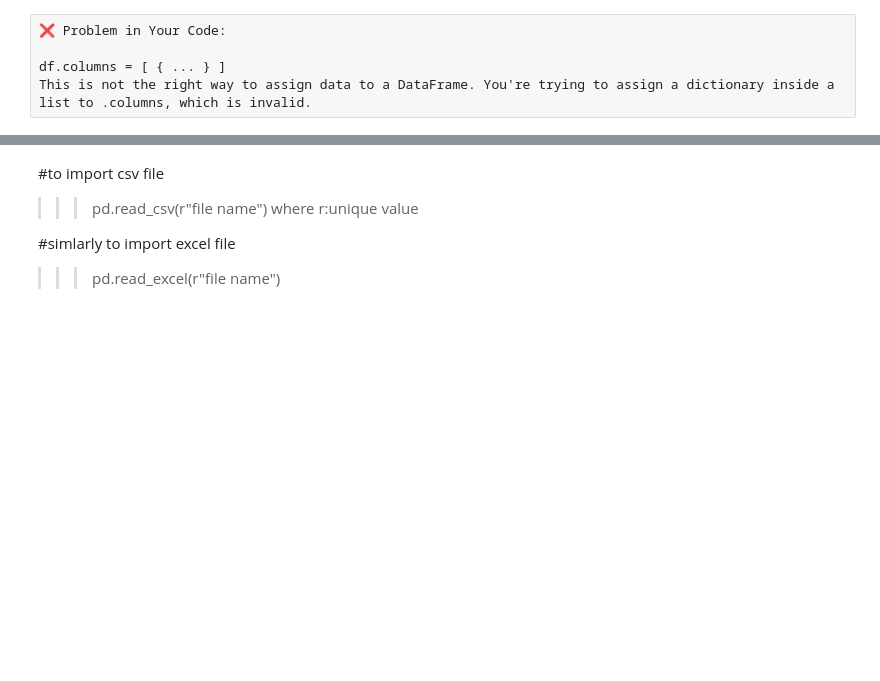
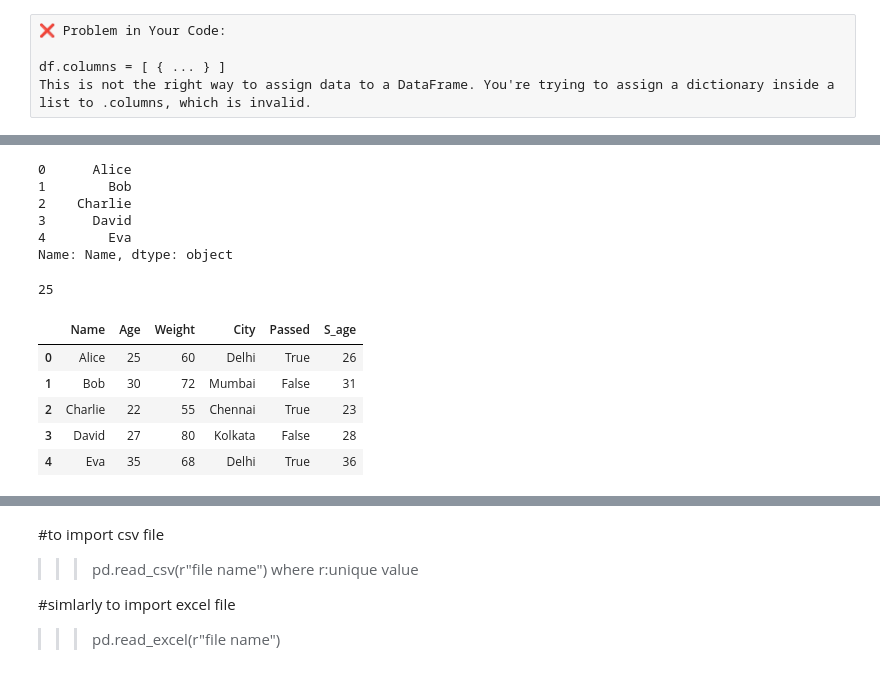
Before and after one commit to Gani757/pandas, a Jupyter notebook: pandas_task.ipynb, the cells around one changed output, grey strips where cells are left out. Cells and saved outputs as stored; diff of their text form; code cells hidden in the pictures; blank space fills up the shorter version.

```diff
--- a/pandas_task.ipynb
+++ b/pandas_task.ipynb
@@ -144,0 +453,22 @@ ValueError: Length mismatch: Expected axis has 0 elements, new values have 3 ele
+# %%
+df.iloc[:,0]    # First column
+# %% [output]
+0      Alice
+1        Bob
+2    Charlie
+3      David
+4        Eva
+Name: Name, dtype: object
+# %%
+df.loc[0,"Age"]  # Specific cell
+# %% [output]
+25
+# %%
+df.head()
+# %% [output]
+|  | Name | Age | Weight | City | Passed | S_age |
+| 0 | Alice | 25 | 60 | Delhi | True | 26 |
+| 1 | Bob | 30 | 72 | Mumbai | False | 31 |
+| 2 | Charlie | 22 | 55 | Chennai | True | 23 |
+| 3 | David | 27 | 80 | Kolkata | False | 28 |
+| 4 | Eva | 35 | 68 | Delhi | True | 36 |
```
Also changed, not shown: parts of 43 cells of this notebook.
